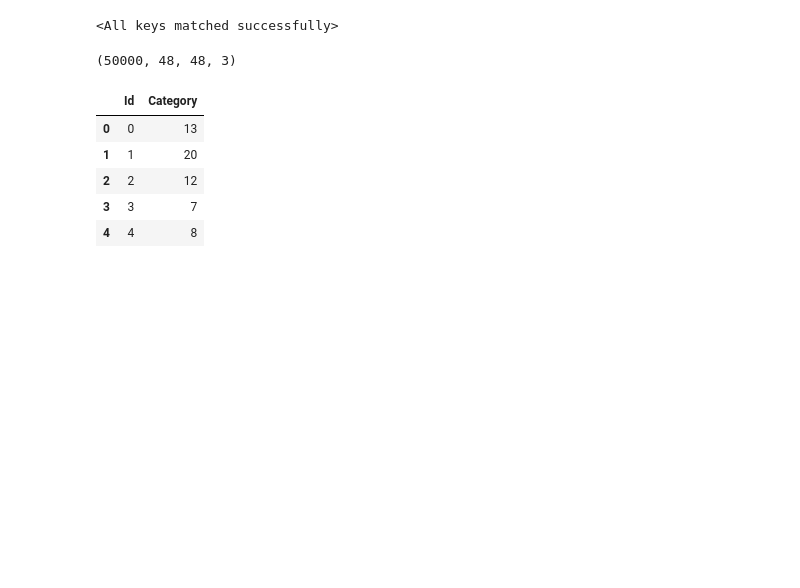
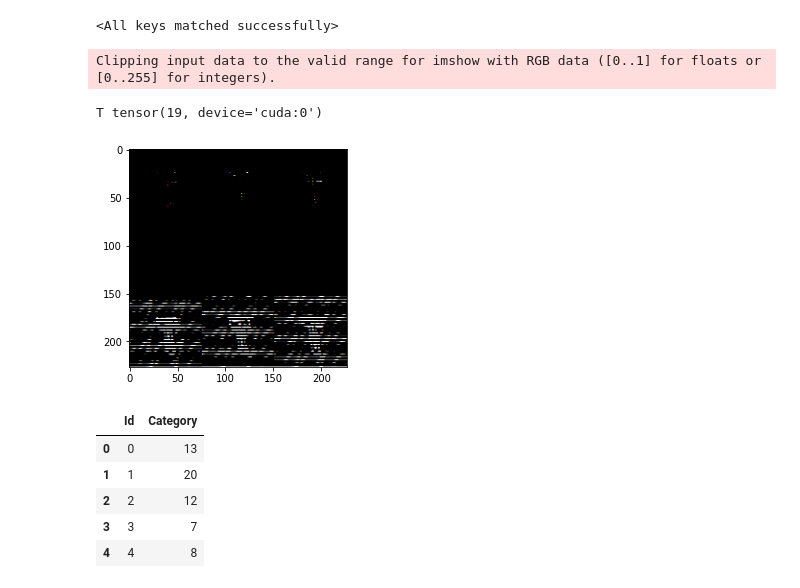
Before and after one commit to anastasia-spb/Captcha_kaggle, a Jupyter notebook: CAPTCHA_recognition.ipynb, the cells around one changed output. Cells and saved outputs as stored; diff of their text form; code cells hidden in the pictures; blank space fills up the shorter version.

```diff
--- a/CAPTCHA_recognition.ipynb
+++ b/CAPTCHA_recognition.ipynb
@@ -105,0 +119,17 @@ plt.imshow(normalized_images[33], cmap='Greys')
+# %%
+import torchvision.transforms as transforms
+import numpy as np
+
+transform = transforms.Compose([
+    transforms.ToPILImage(),
+    transforms.ToTensor()
+])
+
+images = np.load('data/images.npy')
+print(images.shape)
+img_tr = transform(images[1000])
+mean, std = img_tr.mean([1,2]), img_tr.std([1,2])
+
+print("mean and std before normalize:")
+print("Mean of the image:", mean)
+print("Std of the image:", std)
@@ -105,0 +141,12 @@ plt.imshow(normalized_images[33], cmap='Greys')
+# %%
+import torchvision.transforms as transforms
+import numpy as np
+
+image_transformation = transforms.Compose([
+    transforms.ToPILImage(), # Convert a tensor or an ndarray to PIL Image
+    transforms.Resize((227, 227)),
+    transforms.ToTensor(),
+    transforms.Normalize(mean = mean,
+                         std = std)])
+
+train_dataset = ImageDataset(image_transformation)
@@ -106,3 +164,7 @@ plt.imshow(normalized_images[33], cmap='Greys')
+# %%
+test_dataset = ImageDatasetTest(image_transformation)
+# %%
+test_dl = DataLoader(test_dataset, batch_size=64, shuffle=False)
 # %% [markdown]
 ### Step 4: Design and Test a Model Architecture
 # %%
@@ -310,4 +313,0 @@ submission_data = np.load('data/images_sub.npy')
-# %%
-submission_data.shape
-# %% [output]
-(50000, 48, 48, 3)
@@ -334,3 +325,19 @@ for i in range(0, submission_data.shape[0], n):
+# %%
+import matplotlib.pyplot as plt
+
+dataset_images = next(iter(test_dl))
+img = dataset_images[0]
+plt.imshow(img.reshape(227, 227, 3))
+
+single_loaded_img = img.to(device)
+single_loaded_img = single_loaded_img[None]
+single_loaded_img = single_loaded_img.type('torch.cuda.FloatTensor')
+predicted_result = model(single_loaded_img)
+print(alphabet_list[predicted_result.argmax()], predicted_result.argmax())
+# %% [output]
+Clipping input data to the valid range for imshow with RGB data ([0..1] for floats or [0..255] for integers).
+T tensor(19, device='cuda:0')
+[figure, added]
 # %%
 import pandas as pd
 
```
Also changed, not shown: parts of 25 cells of this notebook.
